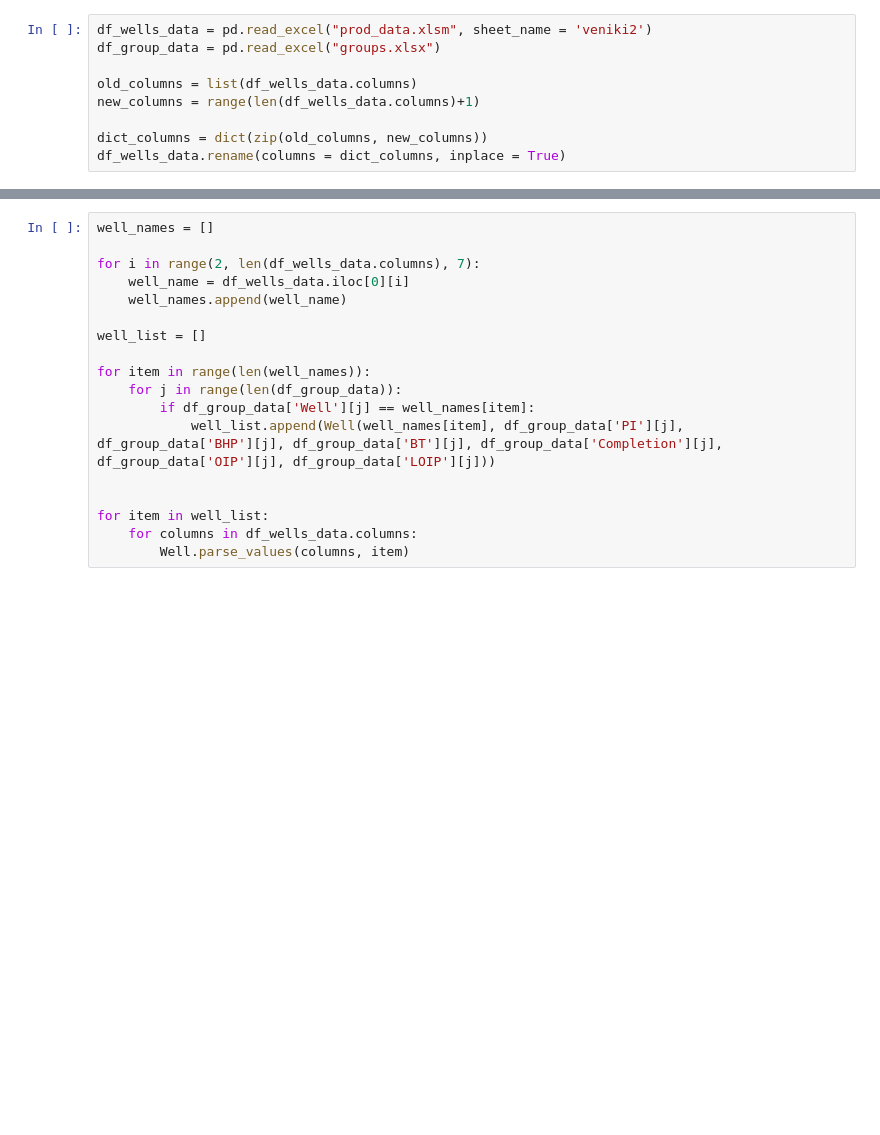
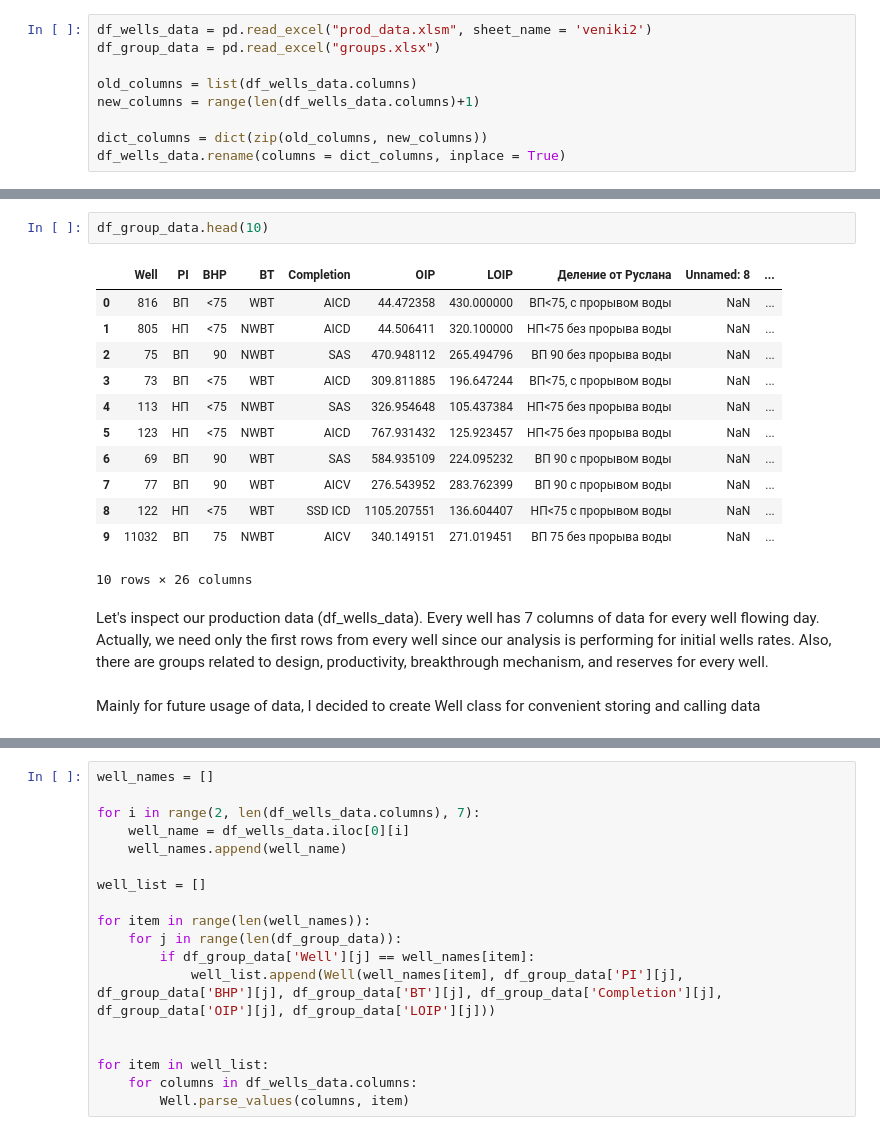
Before and after one commit to alterfess/DA-oil-wells-PI, a Jupyter notebook: prod_data_parsing.ipynb, the cells around one changed output, grey strips where cells are left out. Cells and saved outputs as stored; diff of their text form; blank space fills up the shorter version.

```diff
--- a/prod_data_parsing.ipynb
+++ b/prod_data_parsing.ipynb
@@ -15,3 +34,23 @@ df_wells_data.rename(columns = dict_columns, inplace = True)
+# %%
+df_group_data.head(10)
+# %% [output]
+|  | Well | PI | BHP | BT | Completion | OIP | LOIP | Деление от Руслана | Unnamed: 8 | ... |
+| 0 | 816 | ВП | <75 | WBT | AICD | 44.472358 | 430.000000 | ВП<75, с прорывом воды | NaN | ... |
+| 1 | 805 | НП | <75 | NWBT | AICD | 44.506411 | 320.100000 | НП<75 без прорыва воды | NaN | ... |
+| 2 | 75 | ВП | 90 | NWBT | SAS | 470.948112 | 265.494796 | ВП 90 без прорыва воды | NaN | ... |
+| 3 | 73 | ВП | <75 | WBT | AICD | 309.811885 | 196.647244 | ВП<75, с прорывом воды | NaN | ... |
+| 4 | 113 | НП | <75 | NWBT | SAS | 326.954648 | 105.437384 | НП<75 без прорыва воды | NaN | ... |
+| 5 | 123 | НП | <75 | NWBT | AICD | 767.931432 | 125.923457 | НП<75 без прорыва воды | NaN | ... |
+| 6 | 69 | ВП | 90 | WBT | SAS | 584.935109 | 224.095232 | ВП 90 с прорывом воды | NaN | ... |
+| 7 | 77 | ВП | 90 | WBT | AICV | 276.543952 | 283.762399 | ВП 90 с прорывом воды | NaN | ... |
+| 8 | 122 | НП | <75 | WBT | SSD ICD | 1105.207551 | 136.604407 | НП<75 с прорывом воды | NaN | ... |
+| 9 | 11032 | ВП | 75 | NWBT | AICV | 340.149151 | 271.019451 | ВП 75 без прорыва воды | NaN | ... |
+10 rows × 26 columns
+# %% [markdown]
+Let's inspect our production data (df_wells_data). Every well has 7 columns of data for every well flowing day. Actually, we need only the first rows from every well since our analysis is performing for initial wells rates.
+Also, there are groups related to design, productivity, breakthrough mechanism, and reserves for every well.
+# %% [markdown]
+Mainly for future usage of data, I decided to create Well class for convenient storing and calling data
 # %%
 class Well:
 
```
Also changed, not shown: parts of 15 cells of this notebook.
